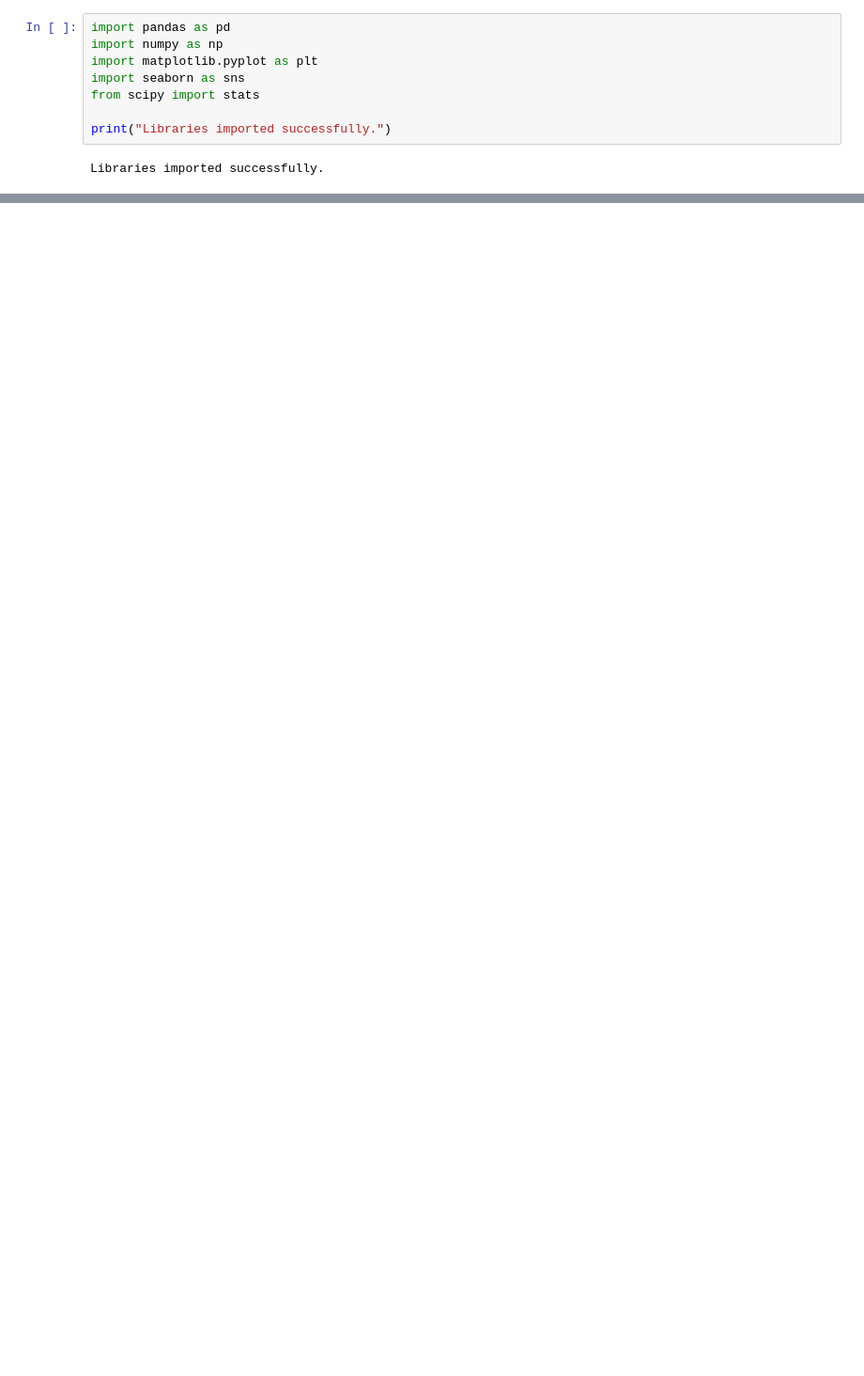
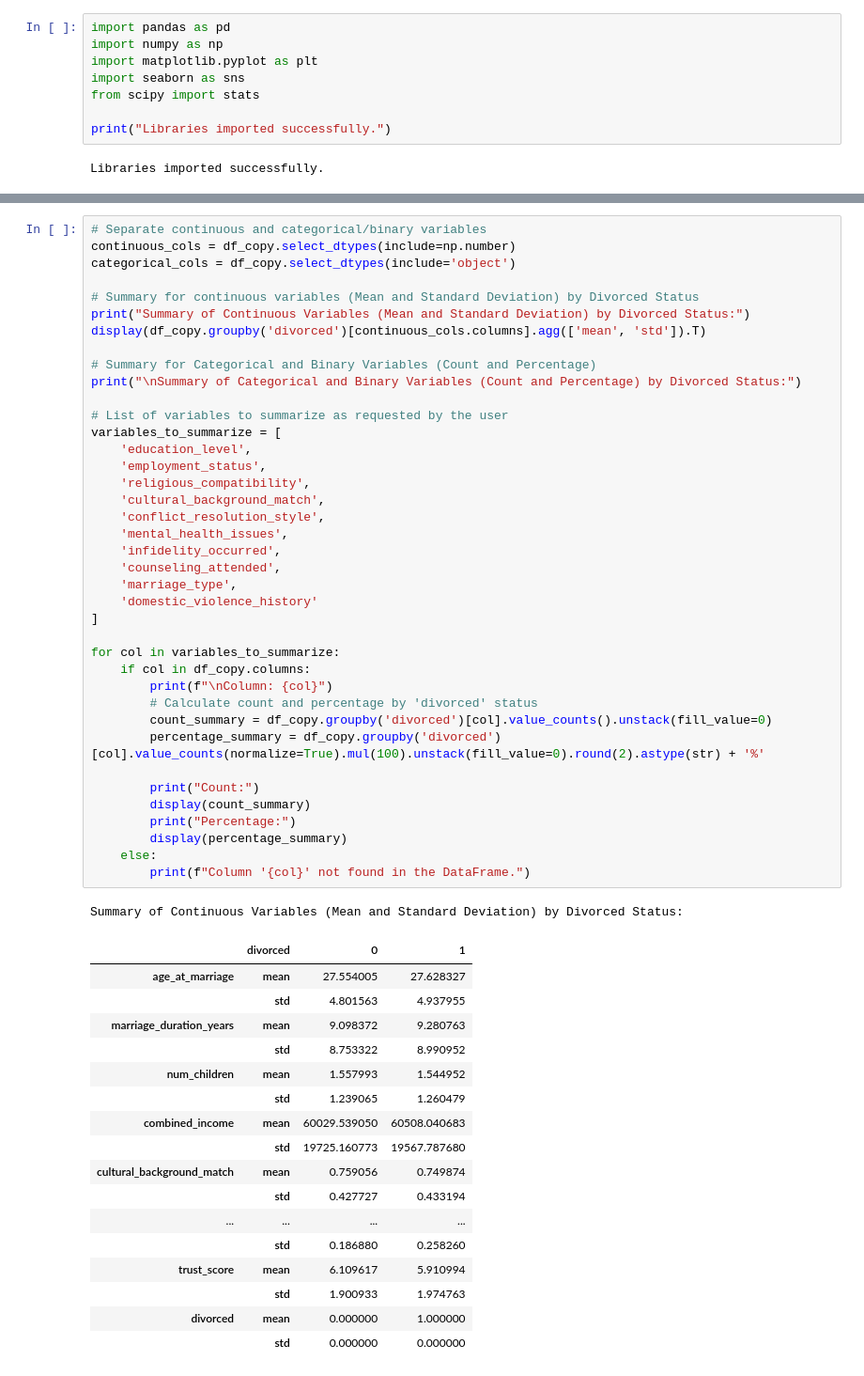
Before and after one commit to Rodrigu87/Module-2-Project-CAS-UniBe, a Jupyter notebook: Divorce_Study.ipynb, the cells around one changed output, grey strips where cells are left out. Shown at 94% size. Cells and saved outputs as stored; diff of their text form; blank space fills up the shorter version.

```diff
--- a/Divorce_Study.ipynb
+++ b/Divorce_Study.ipynb
@@ -104,0 +154,58 @@ display(df_copy.groupby('divorced')[continuous_cols.columns].agg(['mean', 'std']
+# %%
+# Separate continuous and categorical/binary variables
+continuous_cols = df_copy.select_dtypes(include=np.number)
+categorical_cols = df_copy.select_dtypes(include='object')
+
+# Summary for continuous variables (Mean and Standard Deviation) by Divorced Status
+print("Summary of Continuous Variables (Mean and Standard Deviation) by Divorced Status:")
+display(df_copy.groupby('divorced')[continuous_cols.columns].agg(['mean', 'std']).T)
+
+# Summary for Categorical and Binary Variables (Count and Percentage)
+print("\nSummary of Categorical and Binary Variables (Count and Percentage) by Divorced Status:")
+
+# List of variables to summarize as requested by the user
+variables_to_summarize = [
+    'education_level',
+    'employment_status',
+    'religious_compatibility',
+    'cultural_background_match',
+    'conflict_resolution_style',
+    'mental_health_issues',
+    'infidelity_occurred',
+    'counseling_attended',
+    'marriage_type',
+    'domestic_violence_history'
+]
+
+for col in variables_to_summarize:
+    if col in df_copy.columns:
+        print(f"\nColumn: {col}")
+        # Calculate count and percentage by 'divorced' status
+        count_summary = df_copy.groupby('divorced')[col].value_counts().unstack(fill_value=0)
+        percentage_summary = df_copy.groupby('divorced')[col].value_counts(normalize=True).mul(100).unstack(fill_value=0).round(2).astype(str) + '%'
+
+        print("Count:")
+        display(count_summary)
+        print("Percentage:")
+        display(percentage_summary)
+    else:
+        print(f"Column '{col}' not found in the DataFrame.")
+# %% [output]
+Summary of Continuous Variables (Mean and Standard Deviation) by Divorced Status:
+|  | divorced | 0 | 1 |
+| age_at_marriage | mean | 27.554005 | 27.628327 |
+|  | std | 4.801563 | 4.937955 |
+| marriage_duration_years | mean | 9.098372 | 9.280763 |
+|  | std | 8.753322 | 8.990952 |
+| num_children | mean | 1.557993 | 1.544952 |
+|  | std | 1.239065 | 1.260479 |
+| combined_income | mean | 60029.539050 | 60508.040683 |
+|  | std | 19725.160773 | 19567.787680 |
+| cultural_background_match | mean | 0.759056 | 0.749874 |
+|  | std | 0.427727 | 0.433194 |
+| ... | ... | ... | ... |
+|  | std | 0.186880 | 0.258260 |
+| trust_score | mean | 6.109617 | 5.910994 |
+|  | std | 1.900933 | 1.974763 |
+| divorced | mean | 0.000000 | 1.000000 |
+|  | std | 0.000000 | 0.000000 |
```
Also changed, not shown: parts of 7 cells of this notebook.
